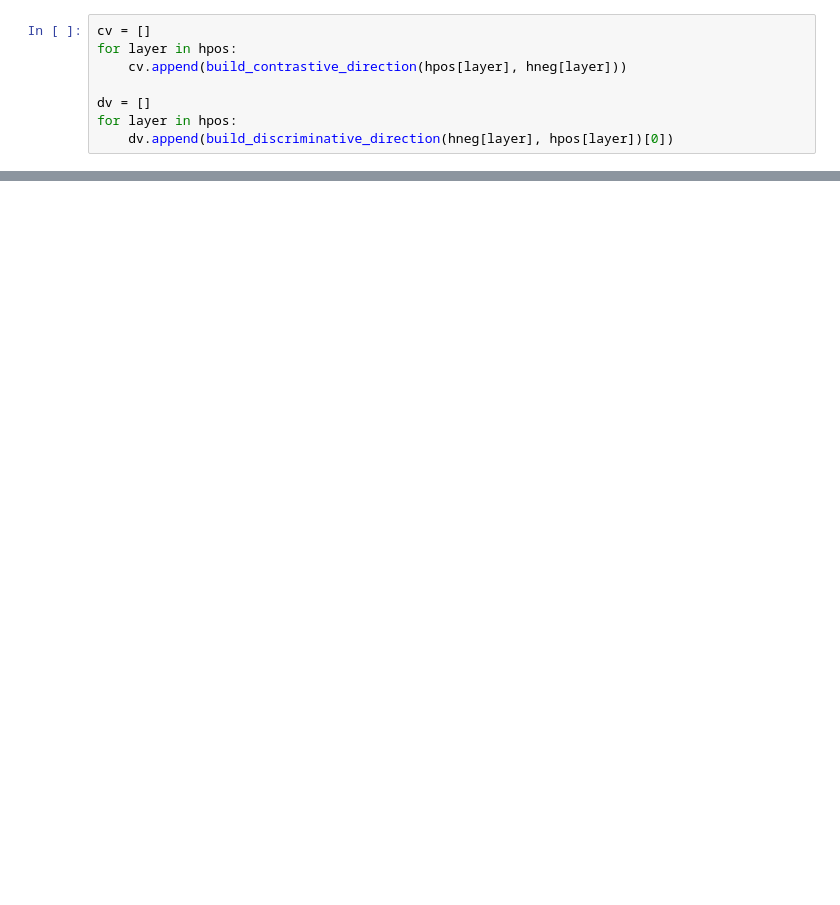
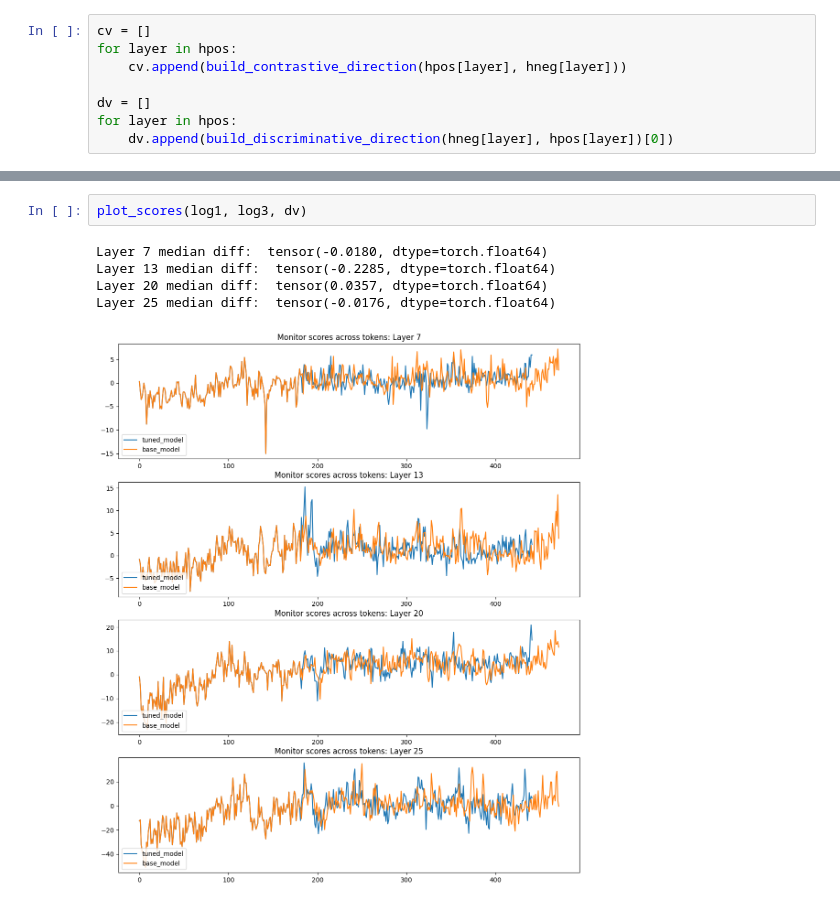
Before and after one commit to Yug-Oswal/cr-actpatch, a Jupyter notebook: actpatch_interpret_v2.ipynb, the cells around one changed output, grey strips where cells are left out. Saved outputs shown, nothing was run; the diff lists cells and outputs as text; blank space fills up the shorter version.

```diff
--- a/actpatch_interpret_v2.ipynb
+++ b/actpatch_interpret_v2.ipynb
@@ -246,0 +329,8 @@ for layer in hpos:
+# %%
+plot_scores(log1, log3, dv)
+# %% [output]
+Layer 7 median diff:  tensor(-0.0180, dtype=torch.float64)
+Layer 13 median diff:  tensor(-0.2285, dtype=torch.float64)
+Layer 20 median diff:  tensor(0.0357, dtype=torch.float64)
+Layer 25 median diff:  tensor(-0.0176, dtype=torch.float64)
+[figure, added]
```
Also changed, not shown: parts of 19 cells of this notebook.
